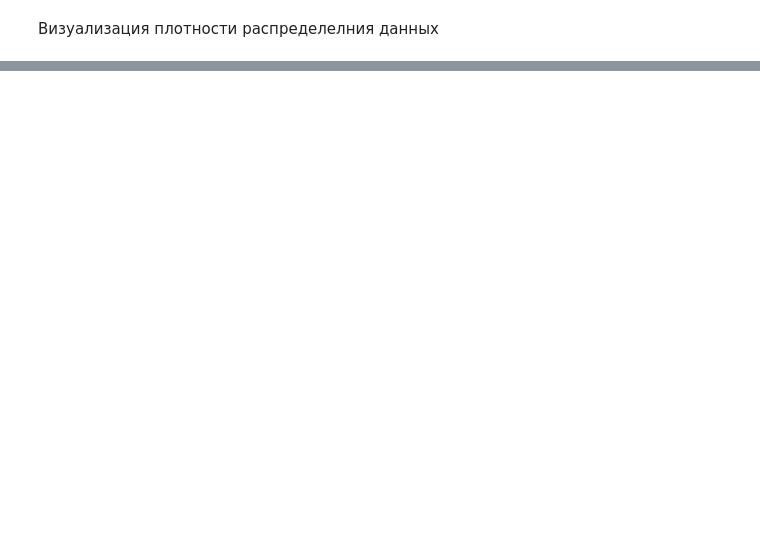
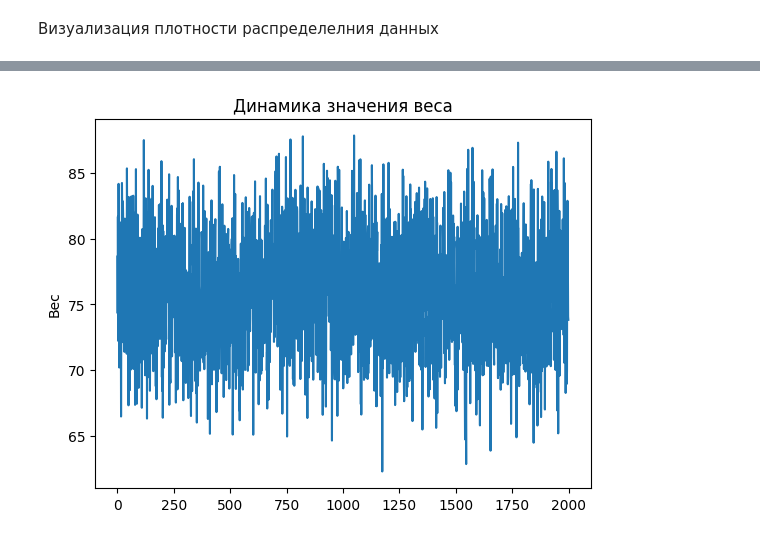
Before and after one commit to oleg61/DataScient, a Jupyter notebook: Practica.ipynb, the cells around one changed output, grey strips where cells are left out. Drawn from its saved outputs; the diff is of its cells as text; code cells hidden in the pictures; blank space fills up the shorter version.

```diff
--- a/Practica.ipynb
+++ b/Practica.ipynb
@@ -55,6 +95,8 @@ plt.show()
 # %%
 #График оценки знаяений
-plt.plot(df['weight'])
+plt.plot(df['Weight'])
 plt.title('Динамика значения веса')
 plt.ylabel('Вес')
 plt.show()
+# %% [output]
+[figure, added]
```
Also changed, not shown: parts of 15 cells of this notebook.
